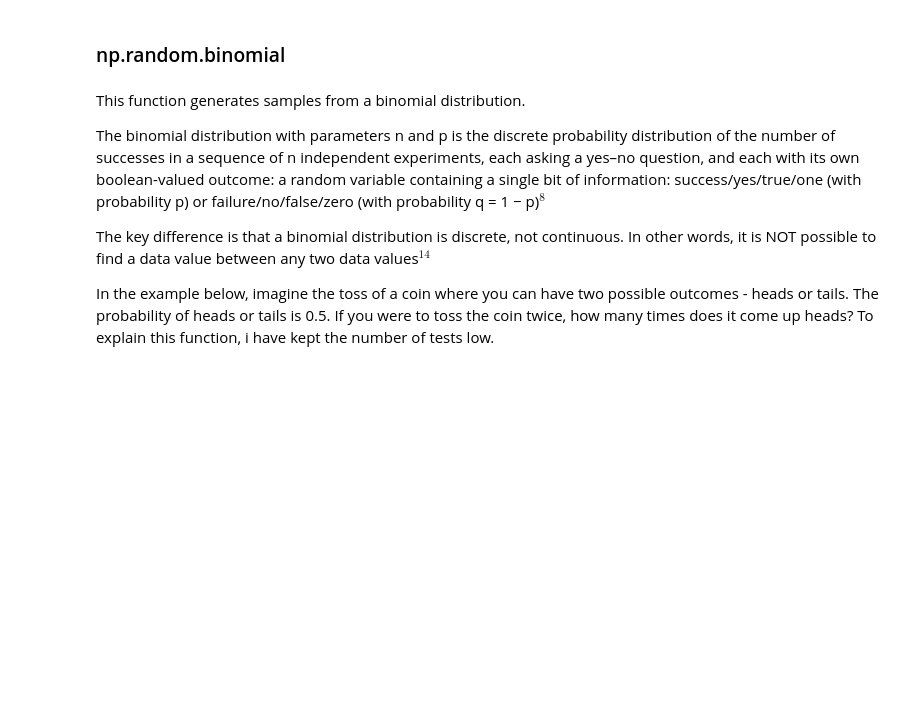
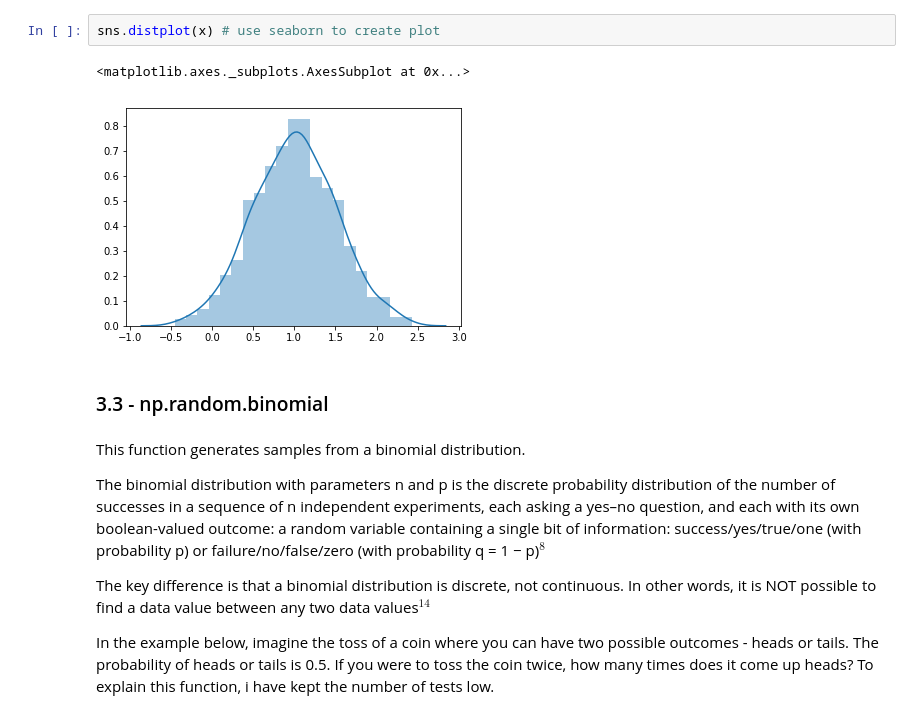
Before and after one commit to davidobrien1/practical-assignments, a Jupyter notebook: numpy-random.ipynb, the cells around one changed output. Drawn from its saved outputs; the diff is of its cells as text; blank space fills up the shorter version.

```diff
--- a/numpy-random.ipynb
+++ b/numpy-random.ipynb
@@ -135,5 +150,10 @@ plt.hist(x)
+# %%
+sns.distplot(x) # use seaborn to create plot
+# %% [output]
+<matplotlib.axes._subplots.AxesSubplot at 0x...>
+[figure, added]
 # %% [markdown]
-### np.random.binomial
+### 3.3 - np.random.binomial
 # %% [markdown]
 This function generates samples from a binomial distribution.
 
```
Also changed, not shown: parts of 41 cells of this notebook, 1 other file.
